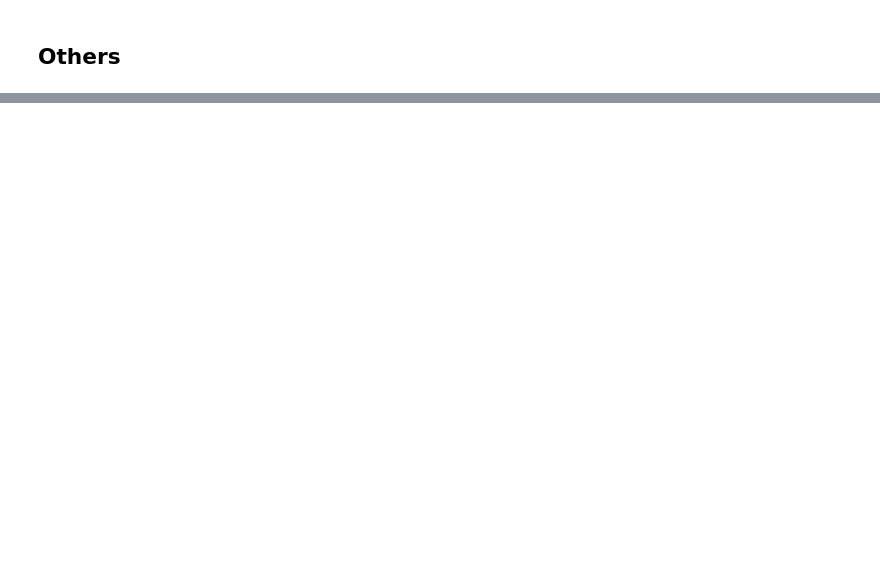
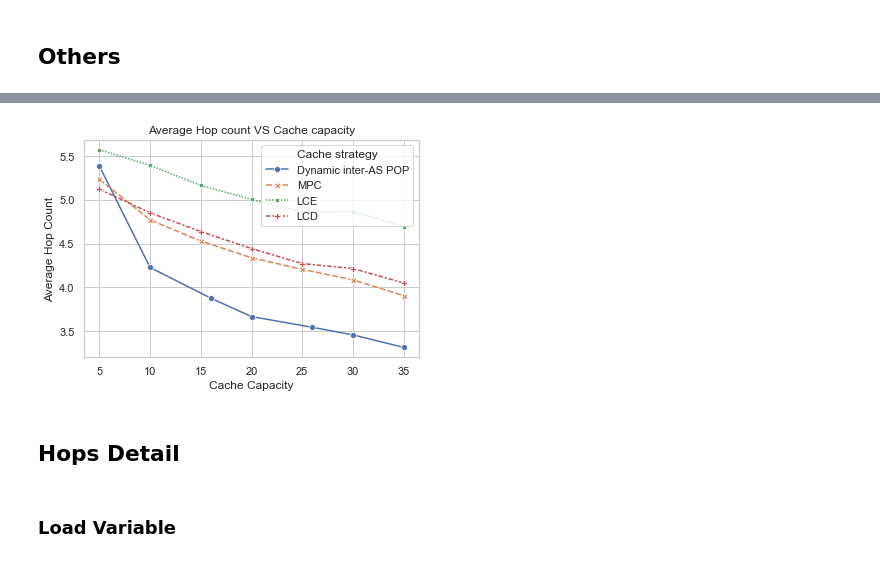
Before and after one commit to sijiahi/ccnsim_AS, a Jupyter notebook: analyze_hops.ipynb, the cells around one changed output, grey strips where cells are left out. Drawn from its saved outputs; the diff is of its cells as text; code cells hidden in the pictures; blank space fills up the shorter version.

```diff
--- a/analyze_hops.ipynb
+++ b/analyze_hops.ipynb
@@ -102,0 +130,6 @@ result['result_LCD.pickle'][35] = temp[35]
+# %%
+df = pd.DataFrame(columns = ['method','Cache Capacity' ,'Overall Hop count'])
+for method in result.keys():
+    for r in result[method].keys():
+        #print({'method':method, 'Cache Capacity':r, 'Average Internal Traffic(requests)': mean(result[method][r][4:8])})
+        df = df.append({'method':method,'Cache Capacity':r ,'Overall Hop count':mean(result[method][r][8:10])},ignore_index=True)
@@ -102,0 +156,18 @@ result['result_LCD.pickle'][35] = temp[35]
+# %%
+df['Average Hop Count'] = df['Overall Hop count']/2000
+# %%
+sns.lineplot(x = 'Cache Capacity', y = 'Average Hop Count', hue = 'method',style="method", markers = True, data = df)
+plt.legend(title='Cache strategy', loc='upper right', labels=['Dynamic inter-AS POP', 'MPC', 'LCE', 'LCD'])
+#plt.axis([0,40,0,6])
+#plt.grid()
+plt.title('Average Hop count VS Cache capacity')
+#plt.axis([0,8,0,2000])
+
+## 保存
+if not os.path.exists('result/'):
+    os.mkdir('result/')
+os.chdir('result')
+plt.savefig('caching_capability_VS_Average_hops.png')
+os.chdir('../')
+# %% [output]
+[figure, added]
@@ -102,0 +183,4 @@ result['result_LCD.pickle'][35] = temp[35]
+# %% [markdown]
+## Hops Detail
+# %% [markdown]
+### Load Variable
```
Also changed, not shown: parts of 19 cells of this notebook, 41 other files.
